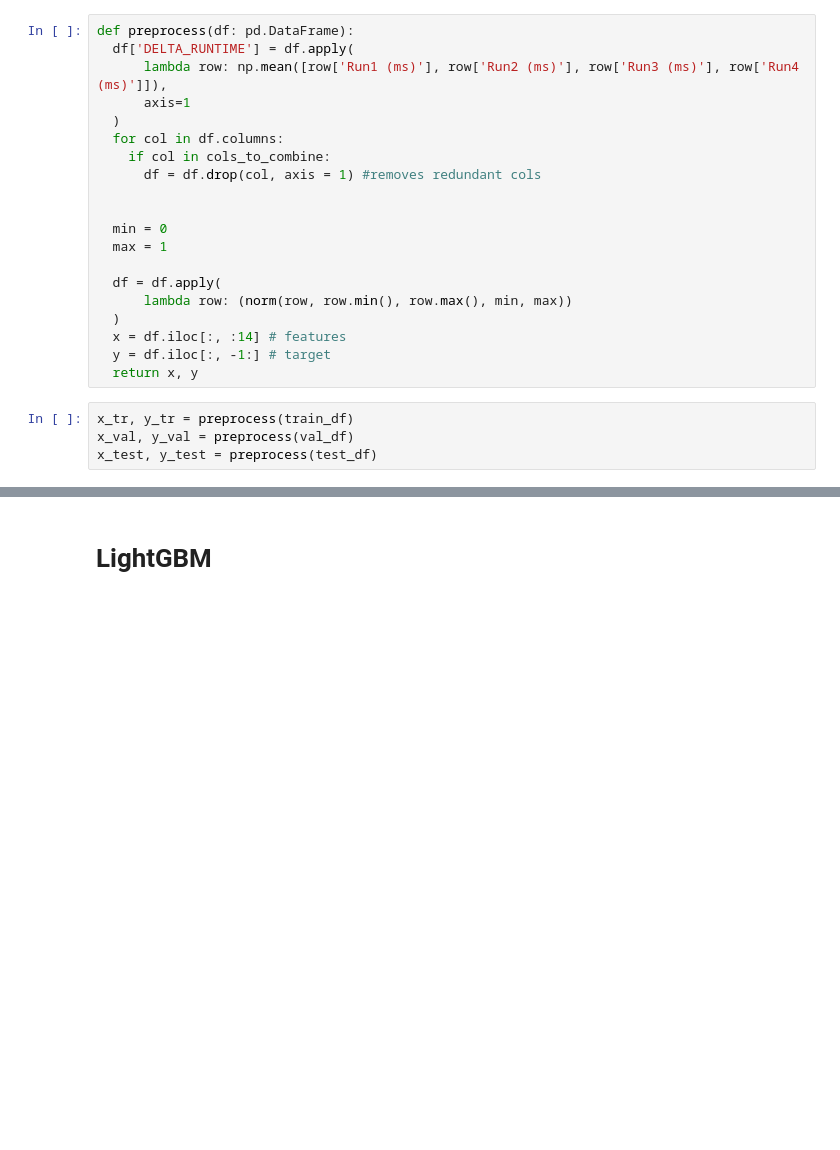
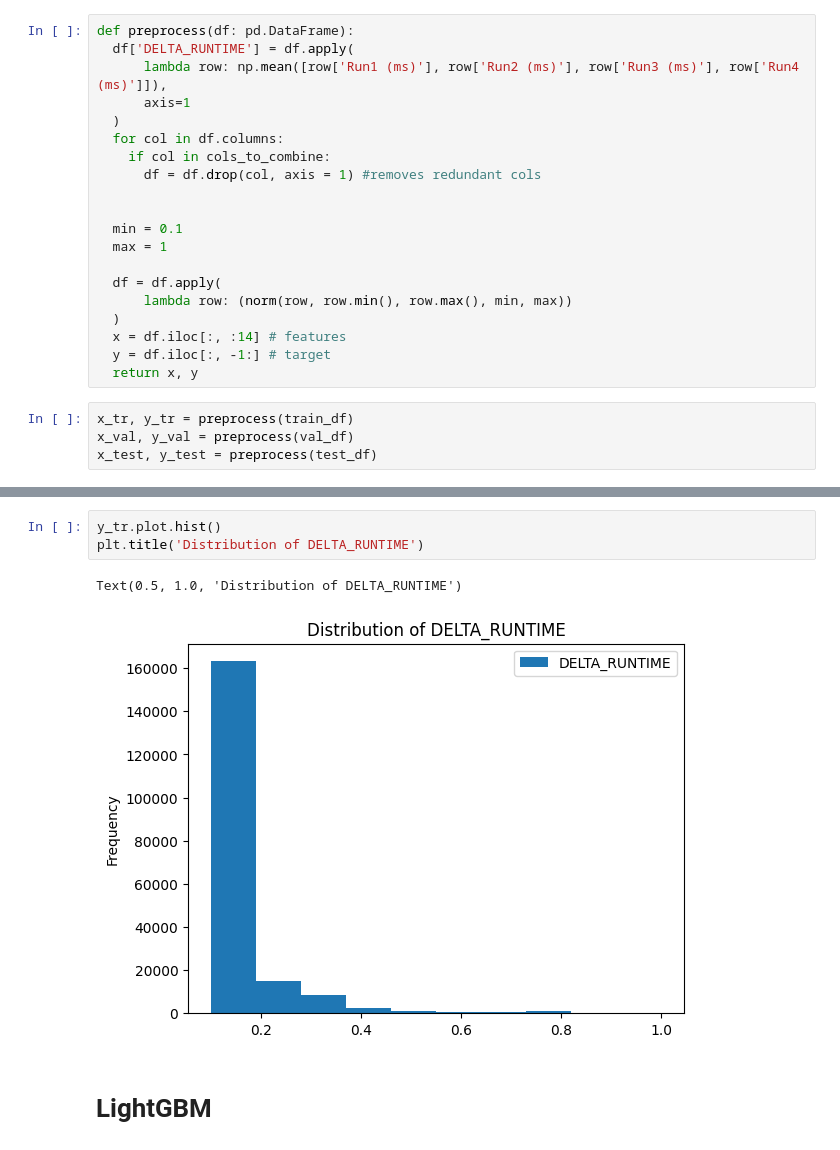
Before and after one commit to afrenkai/DS-3010-Final, a Jupyter notebook: Main.ipynb, the cells around one changed output, grey strips where cells are left out. Drawn from its saved outputs; the diff is of its cells as text; blank space fills up the shorter version.

```diff
--- a/Main.ipynb
+++ b/Main.ipynb
@@ -65,7 +75,7 @@ def preprocess(df: pd.DataFrame):
       df = df.drop(col, axis = 1) #removes redundant cols
 
 
-  min = 0
+  min = 0.1
   max = 1
 
   df = df.apply(
@@ -81,3 +103,9 @@ x_test, y_test = preprocess(test_df)
+# %%
+y_tr.plot.hist()
+plt.title('Distribution of DELTA_RUNTIME')
+# %% [output]
+Text(0.5, 1.0, 'Distribution of DELTA_RUNTIME')
+[figure, added]
 # %% [markdown]
 # LightGBM
 # %%
```
Also changed, not shown: parts of 11 cells of this notebook.
